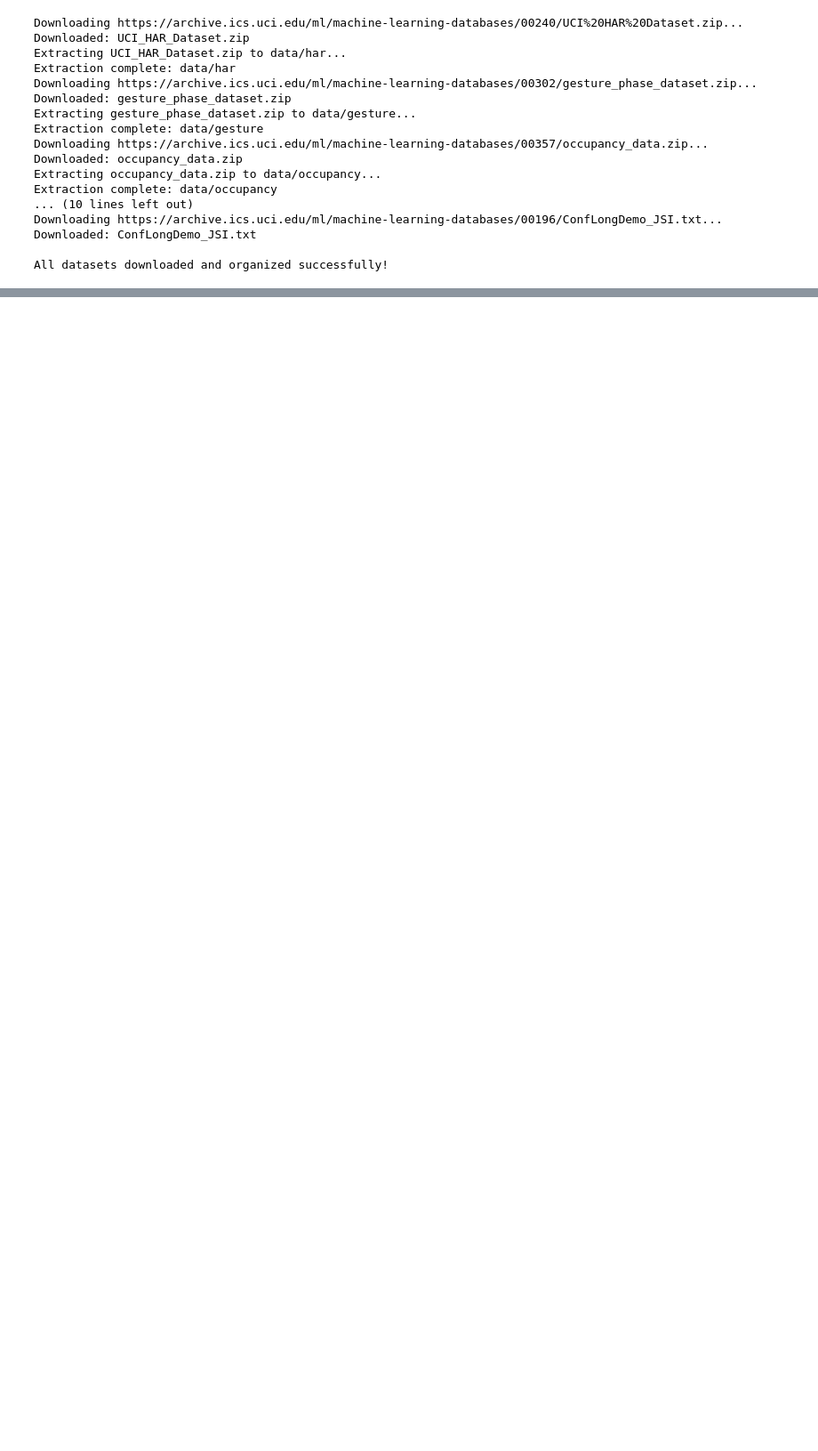
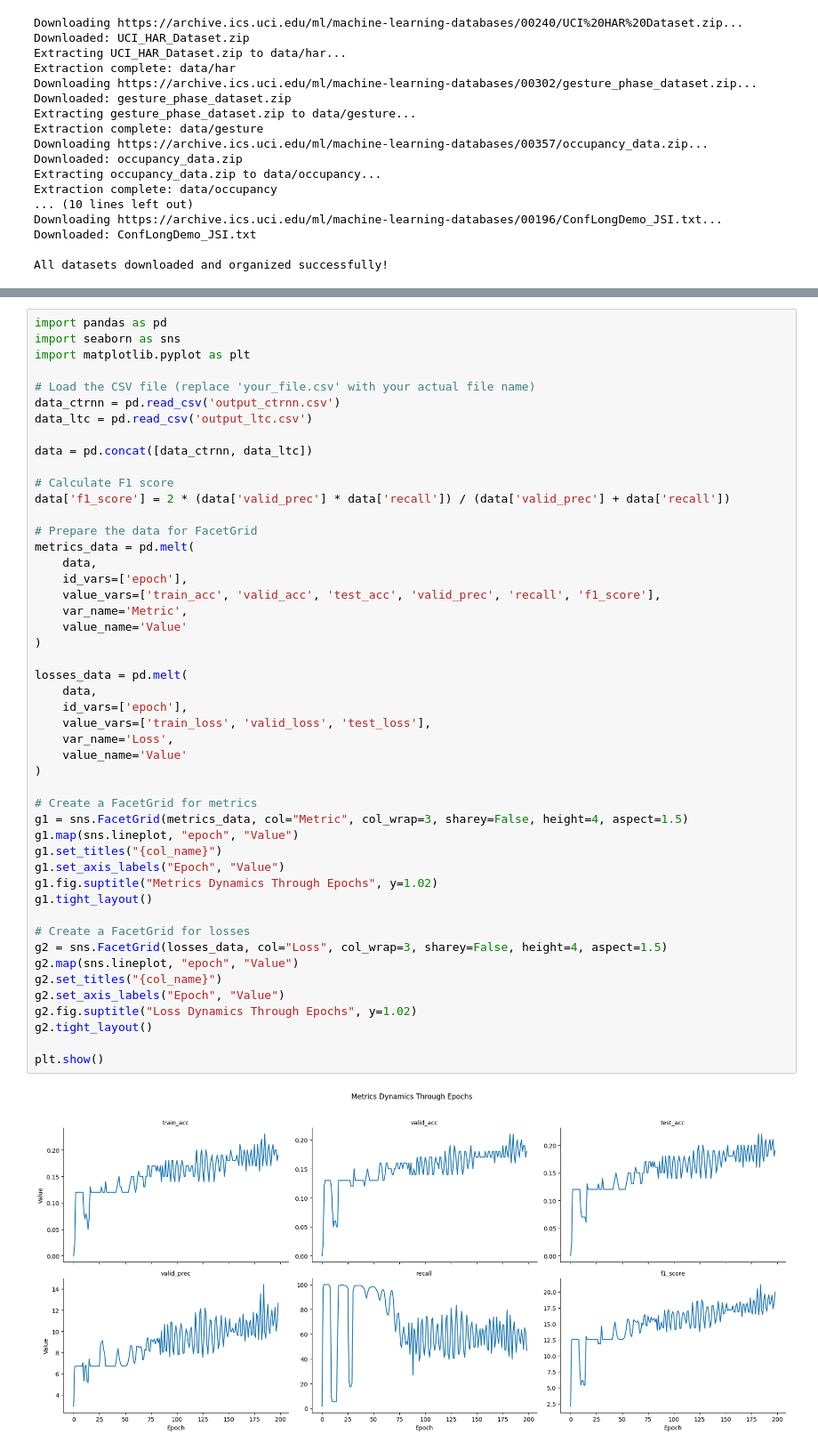
Before and after one commit to tnmtvv/LiquidNNs, a Jupyter notebook: notebooks/naive_reprod.ipynb, the cells around one changed output, grey strips where cells are left out. Shown: that part at 89% size. Drawn from its saved outputs; the diff is of its cells as text; blank space fills up the shorter version.

Commit message:
ozone graphs

```diff
--- a/notebooks/naive_reprod.ipynb
+++ b/notebooks/naive_reprod.ipynb
@@ -104,0 +170,50 @@ All datasets downloaded and organized successfully!
+# %%
+import pandas as pd
+import seaborn as sns
+import matplotlib.pyplot as plt
+
+# Load the CSV file (replace 'your_file.csv' with your actual file name)
+data_ctrnn = pd.read_csv('output_ctrnn.csv')
+data_ltc = pd.read_csv('output_ltc.csv')
+
+data = pd.concat([data_ctrnn, data_ltc])
+
+# Calculate F1 score
+data['f1_score'] = 2 * (data['valid_prec'] * data['recall']) / (data['valid_prec'] + data['recall'])
+
+# Prepare the data for FacetGrid
+metrics_data = pd.melt(
+    data,
+    id_vars=['epoch'],
+    value_vars=['train_acc', 'valid_acc', 'test_acc', 'valid_prec', 'recall', 'f1_score'],
+    var_name='Metric',
+    value_name='Value'
+)
+
+losses_data = pd.melt(
+    data,
+    id_vars=['epoch'],
+    value_vars=['train_loss', 'valid_loss', 'test_loss'],
+    var_name='Loss',
+    value_name='Value'
+)
+
+# Create a FacetGrid for metrics
+g1 = sns.FacetGrid(metrics_data, col="Metric", col_wrap=3, sharey=False, height=4, aspect=1.5)
+g1.map(sns.lineplot, "epoch", "Value")
+g1.set_titles("{col_name}")
+g1.set_axis_labels("Epoch", "Value")
+g1.fig.suptitle("Metrics Dynamics Through Epochs", y=1.02)
+g1.tight_layout()
+
+# Create a FacetGrid for losses
+g2 = sns.FacetGrid(losses_data, col="Loss", col_wrap=3, sharey=False, height=4, aspect=1.5)
+g2.map(sns.lineplot, "epoch", "Value")
+g2.set_titles("{col_name}")
+g2.set_axis_labels("Epoch", "Value")
+g2.fig.suptitle("Loss Dynamics Through Epochs", y=1.02)
+g2.tight_layout()
+
+plt.show()
+# %% [output]
+[figure, added]
```
Also changed, not shown: parts of 8 cells of this notebook.
